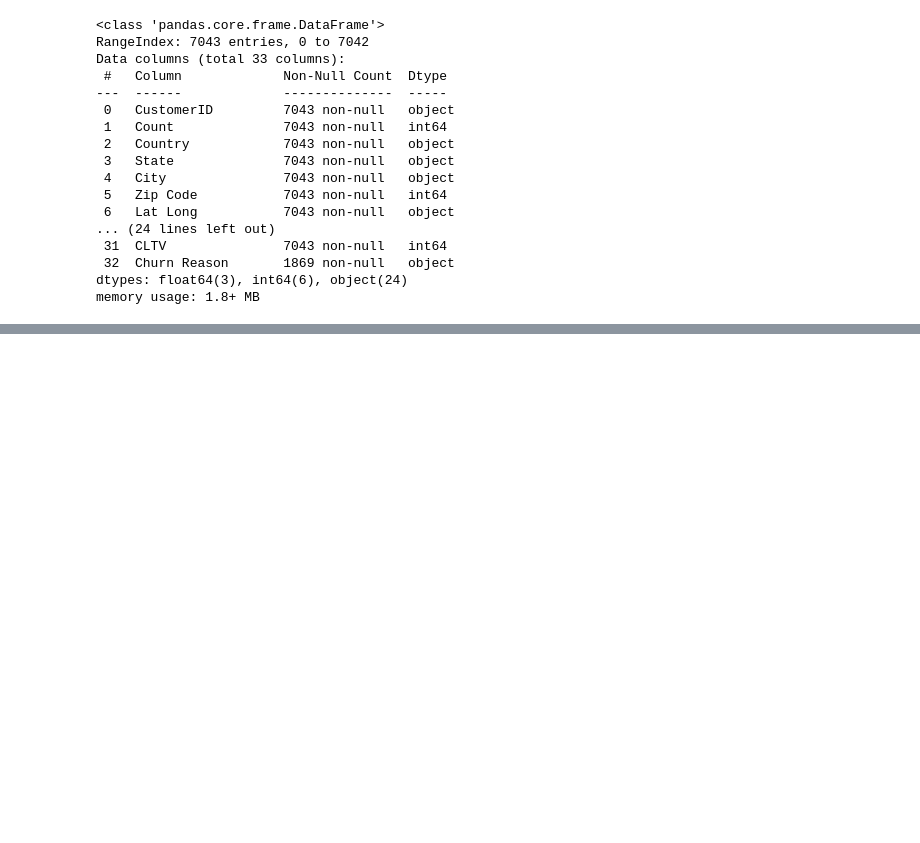
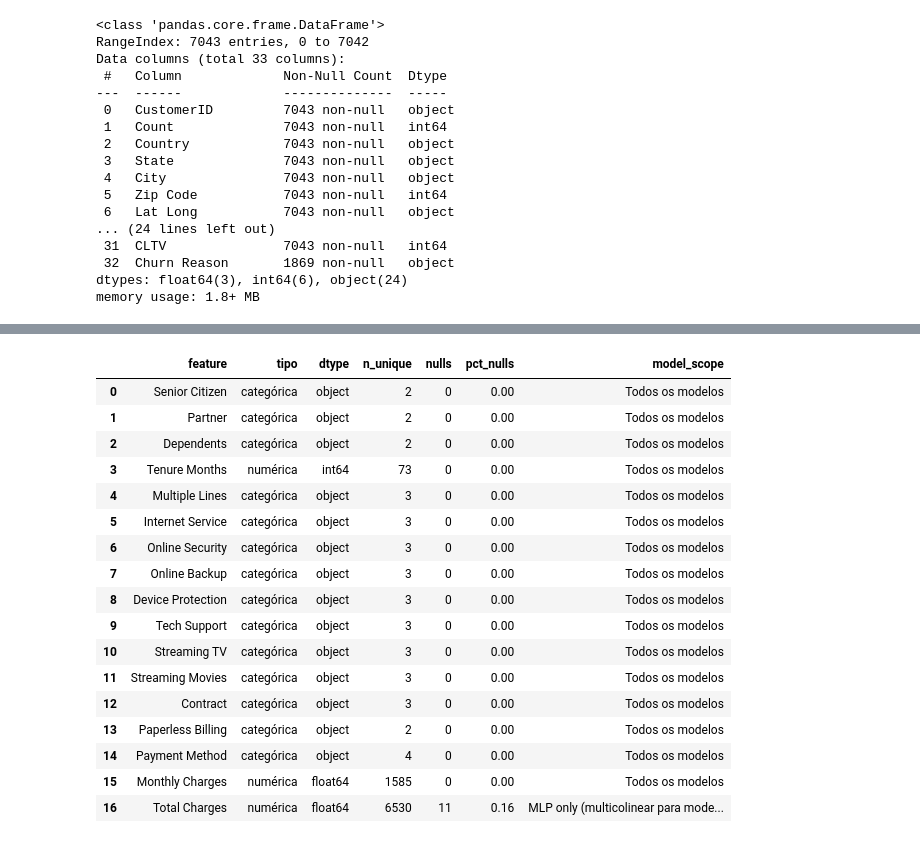
Before and after one commit to leonflicts42/tech_challenge_1_fiap_mlops, a Jupyter notebook: notebooks/1_vab_eda.ipynb, the cells around one changed output, grey strips where cells are left out. Saved outputs shown, nothing was run; the diff lists cells and outputs as text; code cells hidden in the pictures; blank space fills up the shorter version.

```diff
--- a/notebooks/1_vab_eda.ipynb
+++ b/notebooks/1_vab_eda.ipynb
@@ -1489,0 +1360,54 @@ logger.info("Análise de correlação e multicolinearidade finalizada.")
+# %%
+# Sumário final das features exportadas — telco_droped.parquet
+_df = df_dropped.drop(columns=[TARGET])
+
+# Classificação de tipo baseada nas listas do config
+_tipo = {col: "numérica" for col in COLS_NUM if col in _df.columns}
+_tipo.update({col: "categórica" for col in COLS_CAT if col in _df.columns})
+
+# Escopo por modelo — Total Charges é mantida apenas para a MLP
+# A Regressão Logística removerá essa coluna em seu próprio pipeline (VIF≈8)
+_scope = {col: "Todos os modelos" for col in _df.columns}
+_scope["Total Charges"] = "MLP only (multicolinear para modelos lineares)"
+
+summary = pd.DataFrame({
+    "feature"     : _df.columns,
+    "tipo"        : [_tipo.get(col, "—") for col in _df.columns],
+    "dtype"       : _df.dtypes.values,
+    "n_unique"    : _df.nunique().values,
+    "nulls"       : _df.isnull().sum().values,
+    "pct_nulls"   : (_df.isnull().sum() / len(_df) * 100).round(2).values,
+    "model_scope" : [_scope[col] for col in _df.columns],
+})
+
+display(summary)
+
+logger.info(
+    "EDA finalizada | colunas exportadas: %d (%d features + 1 target) | "
+    "numéricas: %d | categóricas: %d | "
+    "nulls totais: %d | dataset: telco_droped.parquet",
+    df_dropped.shape[1],
+    len(_df.columns),
+    sum(v == "numérica"   for v in _tipo.values()),
+    sum(v == "categórica" for v in _tipo.values()),
+    _df.isnull().sum().sum(),
+)
+# %% [output]
+|  | feature | tipo | dtype | n_unique | nulls | pct_nulls | model_scope |
+| 0 | Senior Citizen | categórica | object | 2 | 0 | 0.00 | Todos os modelos |
+| 1 | Partner | categórica | object | 2 | 0 | 0.00 | Todos os modelos |
+| 2 | Dependents | categórica | object | 2 | 0 | 0.00 | Todos os modelos |
+| 3 | Tenure Months | numérica | int64 | 73 | 0 | 0.00 | Todos os modelos |
+| 4 | Multiple Lines | categórica | object | 3 | 0 | 0.00 | Todos os modelos |
+| 5 | Internet Service | categórica | object | 3 | 0 | 0.00 | Todos os modelos |
+| 6 | Online Security | categórica | object | 3 | 0 | 0.00 | Todos os modelos |
+| 7 | Online Backup | categórica | object | 3 | 0 | 0.00 | Todos os modelos |
+| 8 | Device Protection | categórica | object | 3 | 0 | 0.00 | Todos os modelos |
+| 9 | Tech Support | categórica | object | 3 | 0 | 0.00 | Todos os modelos |
+| 10 | Streaming TV | categórica | object | 3 | 0 | 0.00 | Todos os modelos |
+| 11 | Streaming Movies | categórica | object | 3 | 0 | 0.00 | Todos os modelos |
+| 12 | Contract | categórica | object | 3 | 0 | 0.00 | Todos os modelos |
+| 13 | Paperless Billing | categórica | object | 2 | 0 | 0.00 | Todos os modelos |
+| 14 | Payment Method | categórica | object | 4 | 0 | 0.00 | Todos os modelos |
+| 15 | Monthly Charges | numérica | float64 | 1585 | 0 | 0.00 | Todos os modelos |
+| 16 | Total Charges | numérica | float64 | 6530 | 11 | 0.16 | MLP only (multicolinear para mode... |
```
Also changed, not shown: parts of 63 cells of this notebook, 21 other files.
